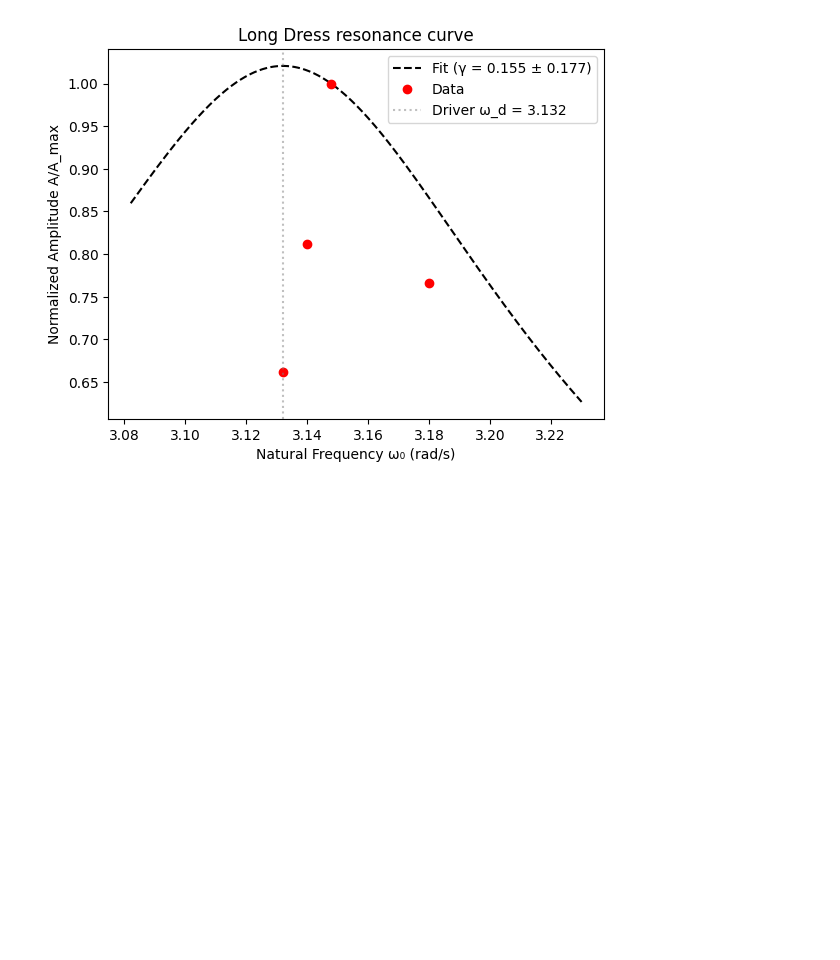
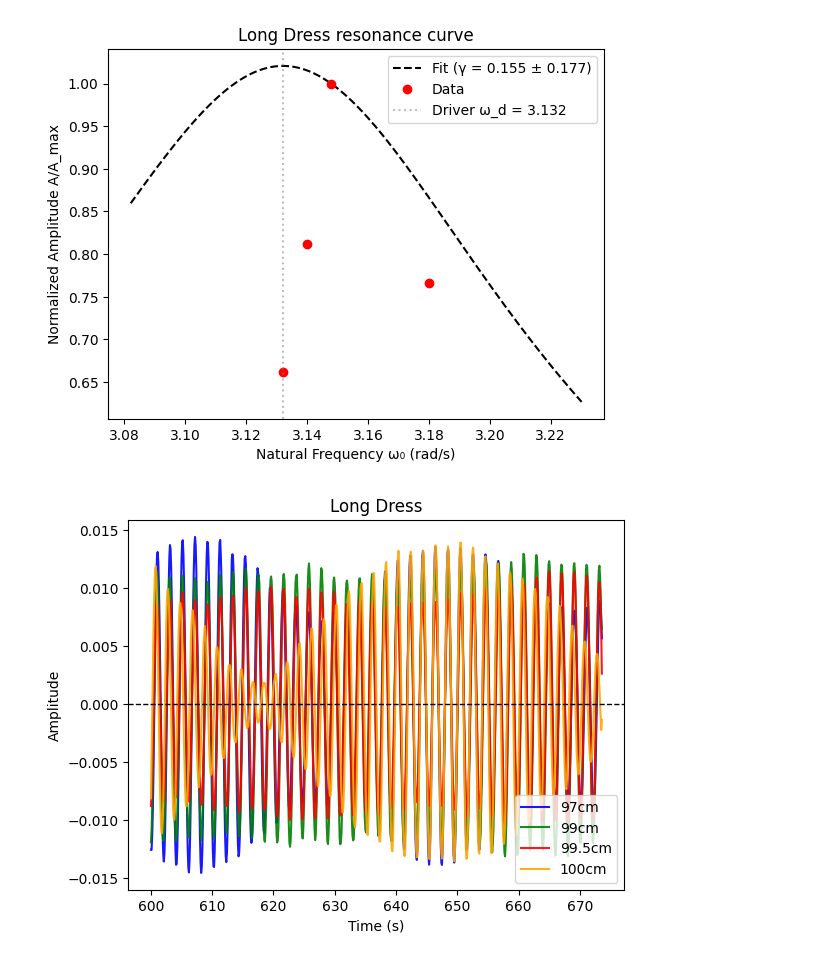
Before and after one commit to kij1n/physics-data-analysis, a Jupyter notebook: sessions/session6.ipynb, the cells around one changed output. Drawn from its saved outputs; the diff is of its cells as text; code cells hidden in the pictures; blank space fills up the shorter version.

```diff
--- a/sessions/session6.ipynb
+++ b/sessions/session6.ipynb
@@ -199,3 +199,8 @@ Long Dress detected peaks:
 99.5cm: peaks=10; mean=0.019
 100cm: peaks=12; mean=0.016
 [figure]
+# %%
+plot_all(long_dress, title="Long Dress", t_range=(600, np.inf))
+plt.show()
+# %% [output]
+[figure, added]
```
Also changed, not shown: parts of 1 cell of this notebook, 2 other files.
